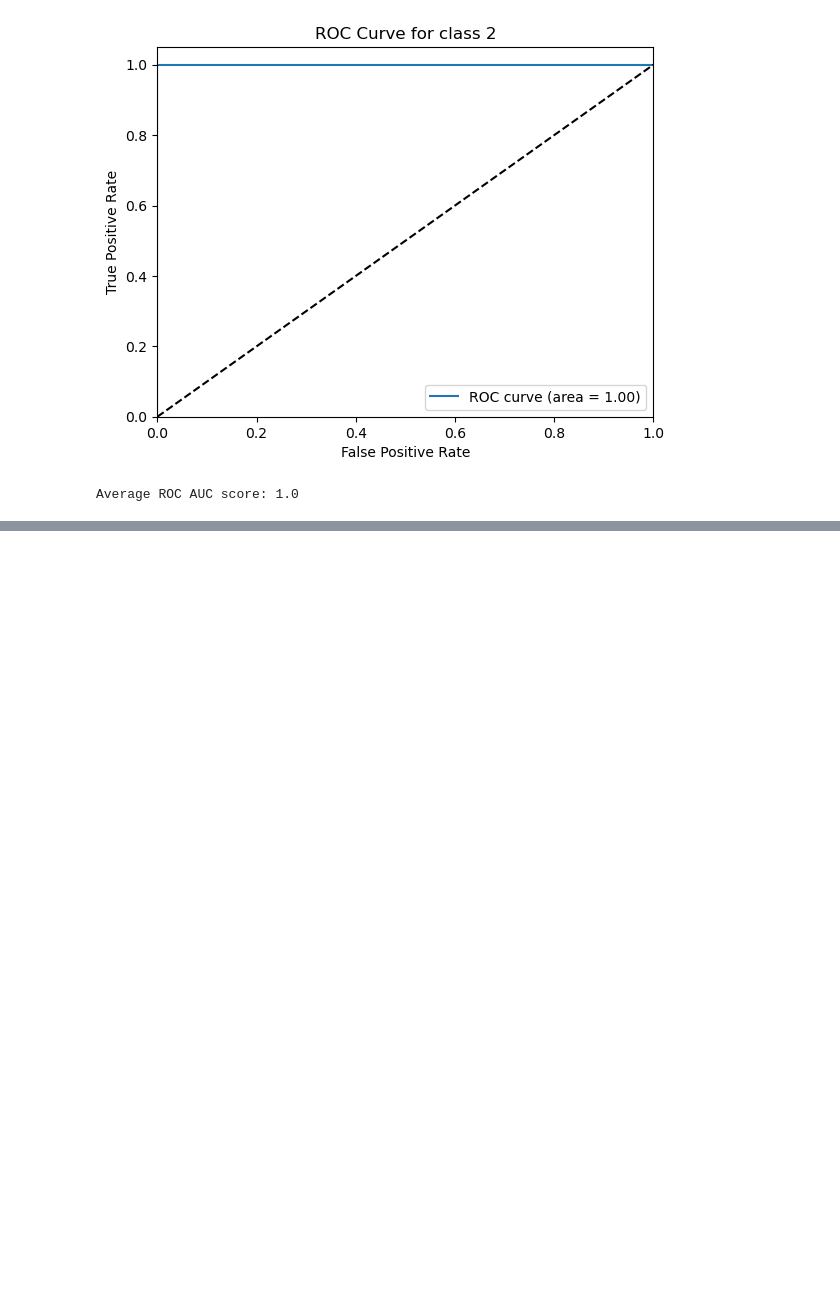
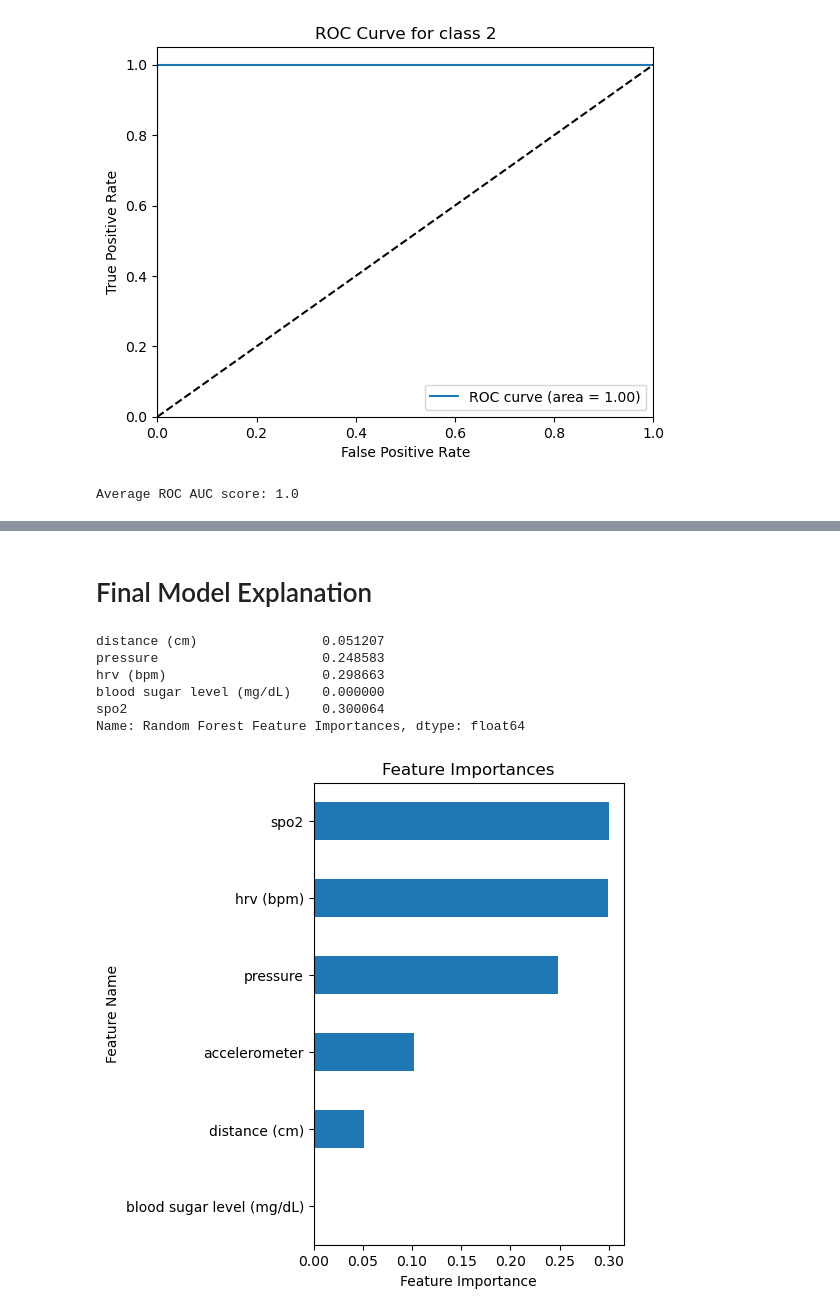
Before and after one commit to kevinbrnett/Fall-Prediction-Model, a Jupyter notebook: Machine Learning.ipynb, the cells around one changed output, grey strips where cells are left out. Saved outputs shown, nothing was run; the diff lists cells and outputs as text; code cells hidden in the pictures; blank space fills up the shorter version.

```diff
--- a/Machine Learning.ipynb
+++ b/Machine Learning.ipynb
@@ -501,0 +526,10 @@ Average ROC AUC score: 1.0
+# %%
+## Parameters to be tested
+param_grid = {'randomforestclassifier__class_weight': [None, 'balanced'],
+              'randomforestclassifier__max_depth': [None, 10, 100, 1000],
+              'randomforestclassifier__max_leaf_nodes': [None, 10, 100, 1000],
+              'randomforestclassifier__n_estimators': [10, 100, 1000]}
+# %%
+## Fit and evaluate
+rf_gs = GridSearchCV(rf_pipe, param_grid, verbose=2)
+rf_gs.fit(X_train, y_train)
@@ -501,0 +577,7 @@ Average ROC AUC score: 1.0
+# %%
+## Fit best estimator
+best_rf_gs = rf_gs.best_estimator_
+best_rf_gs.fit(X_train, y_train)
+
+## Evaluate tuned model
+evaluate_classification(best_rf_gs, X_train, y_train, X_test, y_test)
@@ -501,0 +625,26 @@ Average ROC AUC score: 1.0
+# %% [markdown]
+# Final Model Explanation
+# %%
+# Access the RandomForestClassifier from the pipeline
+rf_classifier = best_rf_gs.named_steps['randomforestclassifier']
+
+# Extract feature importances
+feature_names=rf_pipe[:-1].get_feature_names_out()
+
+feature_importance = pd.Series(rf_classifier.feature_importances_, index=feature_names,
+                        name='Random Forest Feature Importances')
+feature_importance.head()
+# %% [output]
+distance (cm)                0.051207
+pressure                     0.248583
+hrv (bpm)                    0.298663
+blood sugar level (mg/dL)    0.000000
+spo2                         0.300064
+Name: Random Forest Feature Importances, dtype: float64
+# %%
+# Visualize top 4 most important features
+ax = feature_importance.sort_values().plot(kind='barh',figsize=(4,6))
+ax.set(ylabel='Feature Name',xlabel='Feature Importance',
+       title='Feature Importances');
+# %% [output]
+[figure, added]
```
Also changed, not shown: parts of 15 cells of this notebook, 2 other files.
